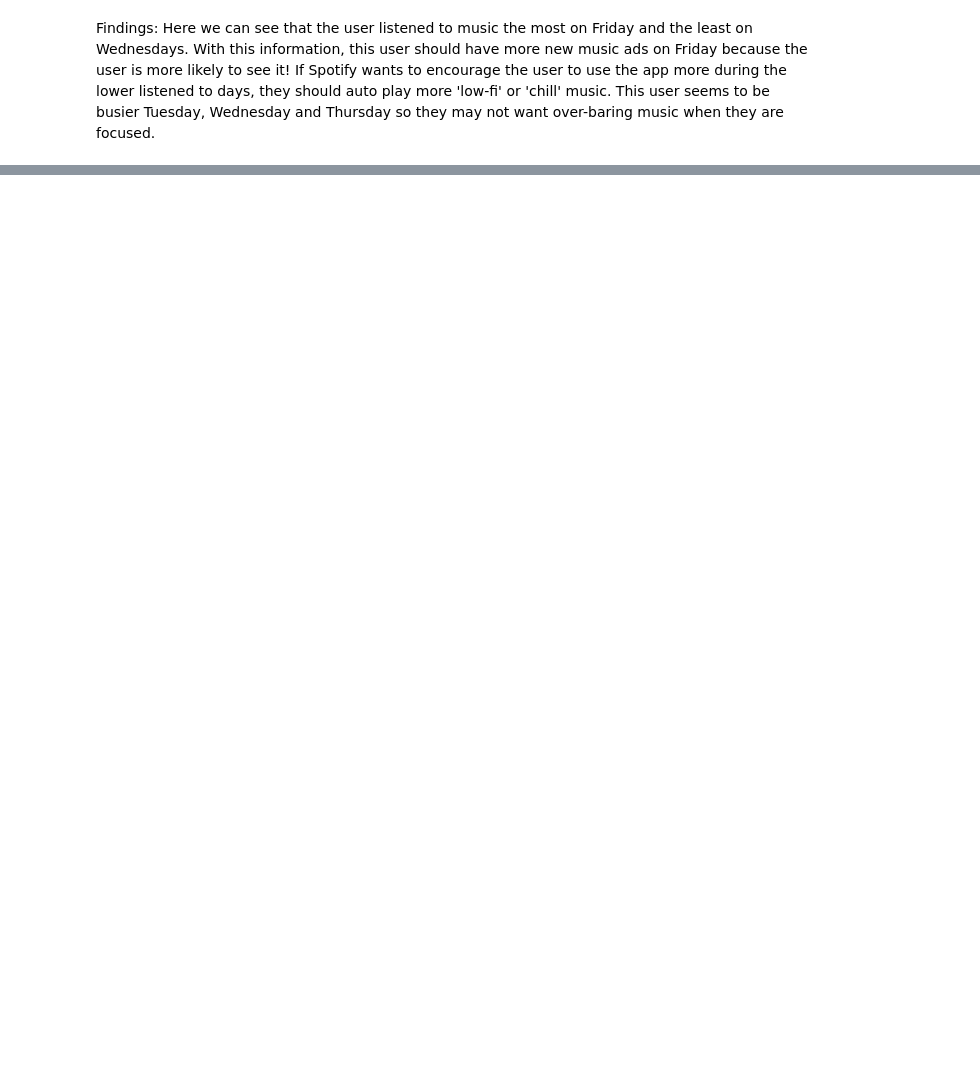
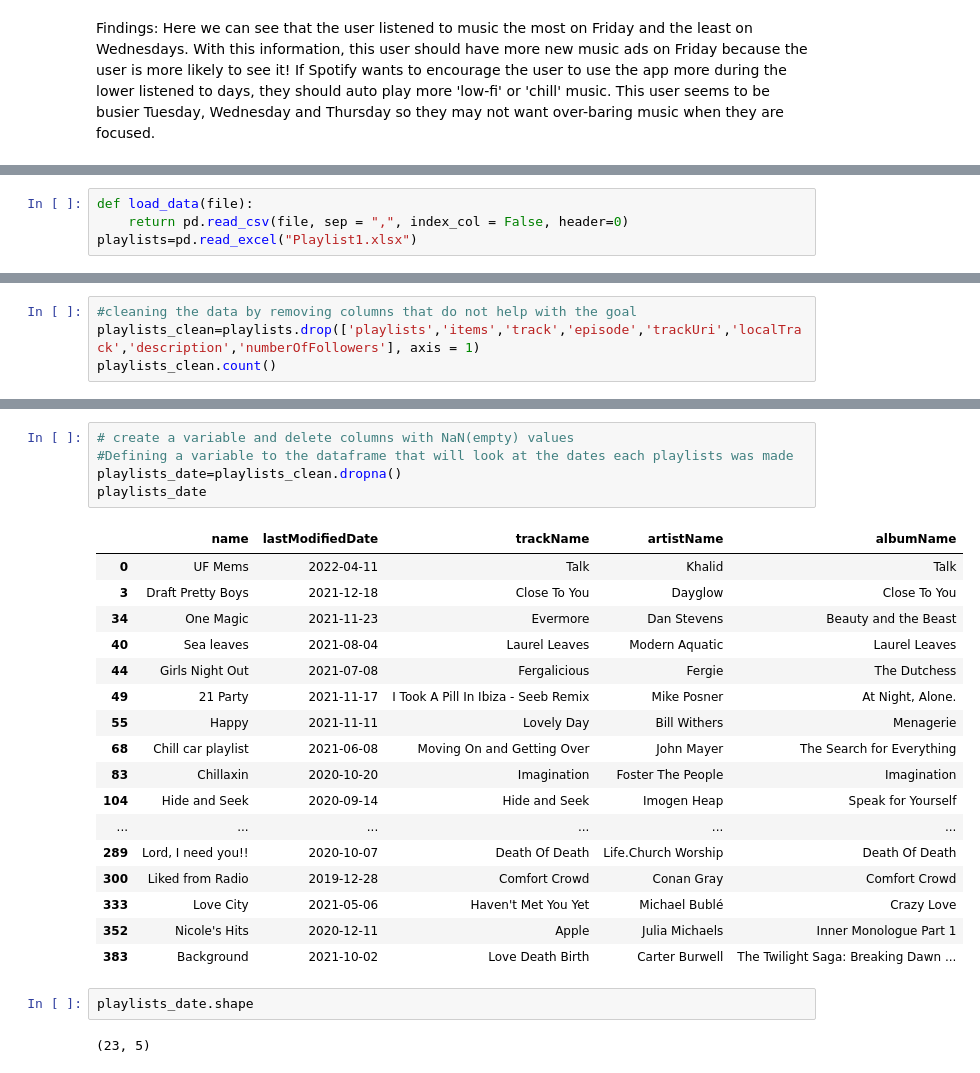
Before and after one commit to nicolecrosdale/Projects, a Jupyter notebook: Spotify_Data.ipynb, the cells around one changed output, grey strips where cells are left out. Cells and saved outputs as stored; diff of their text form; blank space fills up the shorter version.

```diff
--- a/Spotify_Data.ipynb
+++ b/Spotify_Data.ipynb
@@ -262,0 +309,4 @@ Findings: LEON is the most listened to artists so Spotify should target more of
+# %%
+def load_data(file):
+    return pd.read_csv(file, sep = ",", index_col = False, header=0)
+playlists=pd.read_excel("Playlist1.xlsx")
@@ -262,0 +332,4 @@ Findings: LEON is the most listened to artists so Spotify should target more of
+# %%
+#cleaning the data by removing columns that do not help with the goal
+playlists_clean=playlists.drop(['playlists','items','track','episode','trackUri','localTrack','description','numberOfFollowers'], axis = 1)
+playlists_clean.count()
@@ -262,0 +353,27 @@ Findings: LEON is the most listened to artists so Spotify should target more of
+# %%
+# create a variable and delete columns with NaN(empty) values
+#Defining a variable to the dataframe that will look at the dates each playlists was made
+playlists_date=playlists_clean.dropna()
+playlists_date
+# %% [output]
+|  | name | lastModifiedDate | trackName | artistName | albumName |
+| 0 | UF Mems | 2022-04-11 | Talk | Khalid | Talk |
+| 3 | Draft Pretty Boys | 2021-12-18 | Close To You | Dayglow | Close To You |
+| 34 | One Magic | 2021-11-23 | Evermore | Dan Stevens | Beauty and the Beast |
+| 40 | Sea leaves | 2021-08-04 | Laurel Leaves | Modern Aquatic | Laurel Leaves |
+| 44 | Girls Night Out | 2021-07-08 | Fergalicious | Fergie | The Dutchess |
+| 49 | 21 Party | 2021-11-17 | I Took A Pill In Ibiza - Seeb Remix | Mike Posner | At Night, Alone. |
+| 55 | Happy | 2021-11-11 | Lovely Day | Bill Withers | Menagerie |
+| 68 | Chill car playlist | 2021-06-08 | Moving On and Getting Over | John Mayer | The Search for Everything |
+| 83 | Chillaxin | 2020-10-20 | Imagination | Foster The People | Imagination |
+| 104 | Hide and Seek | 2020-09-14 | Hide and Seek | Imogen Heap | Speak for Yourself |
+| ... | ... | ... | ... | ... | ... |
+| 289 | Lord, I need you!! | 2020-10-07 | Death Of Death | Life.Church Worship | Death Of Death |
+| 300 | Liked from Radio | 2019-12-28 | Comfort Crowd | Conan Gray | Comfort Crowd |
+| 333 | Love City | 2021-05-06 | Haven't Met You Yet | Michael Bublé | Crazy Love |
+| 352 | Nicole's Hits | 2020-12-11 | Apple | Julia Michaels | Inner Monologue Part 1 |
+| 383 | Background | 2021-10-02 | Love Death Birth | Carter Burwell | The Twilight Saga: Breaking Dawn ... |
+# %%
+playlists_date.shape
+# %% [output]
+(23, 5)
```
Also changed, not shown: parts of 56 cells of this notebook.
